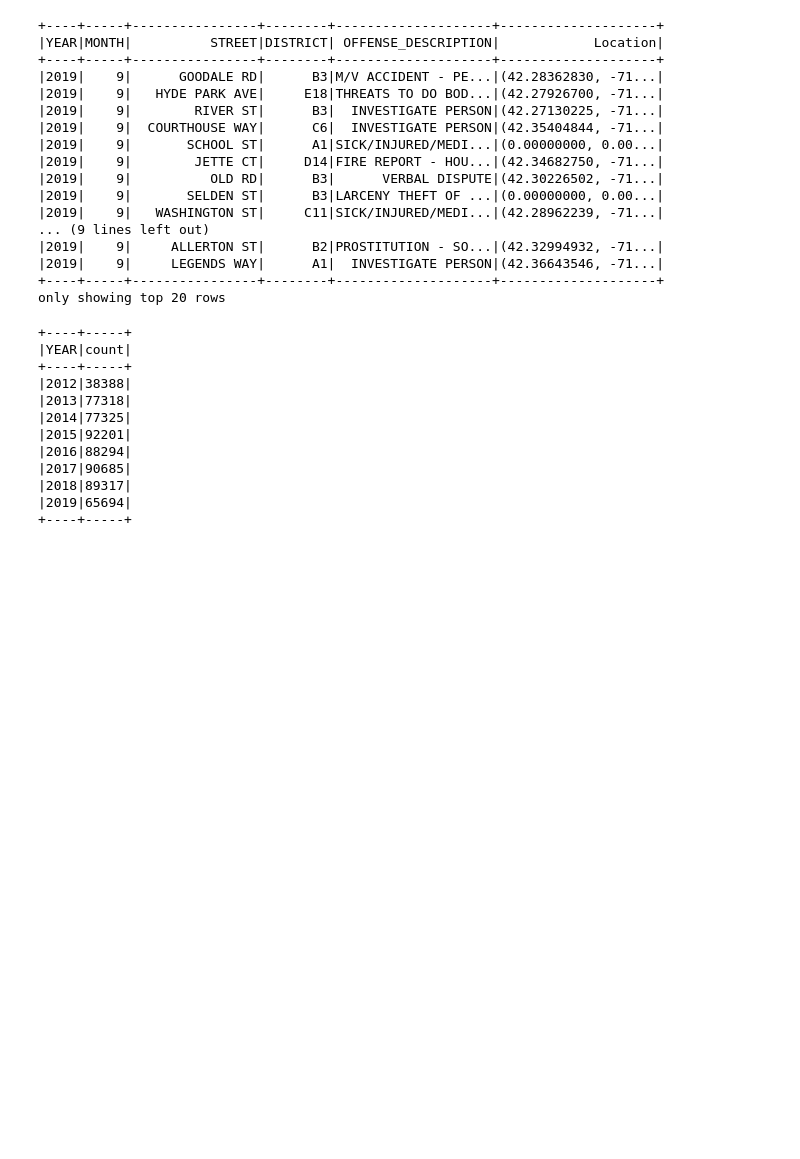
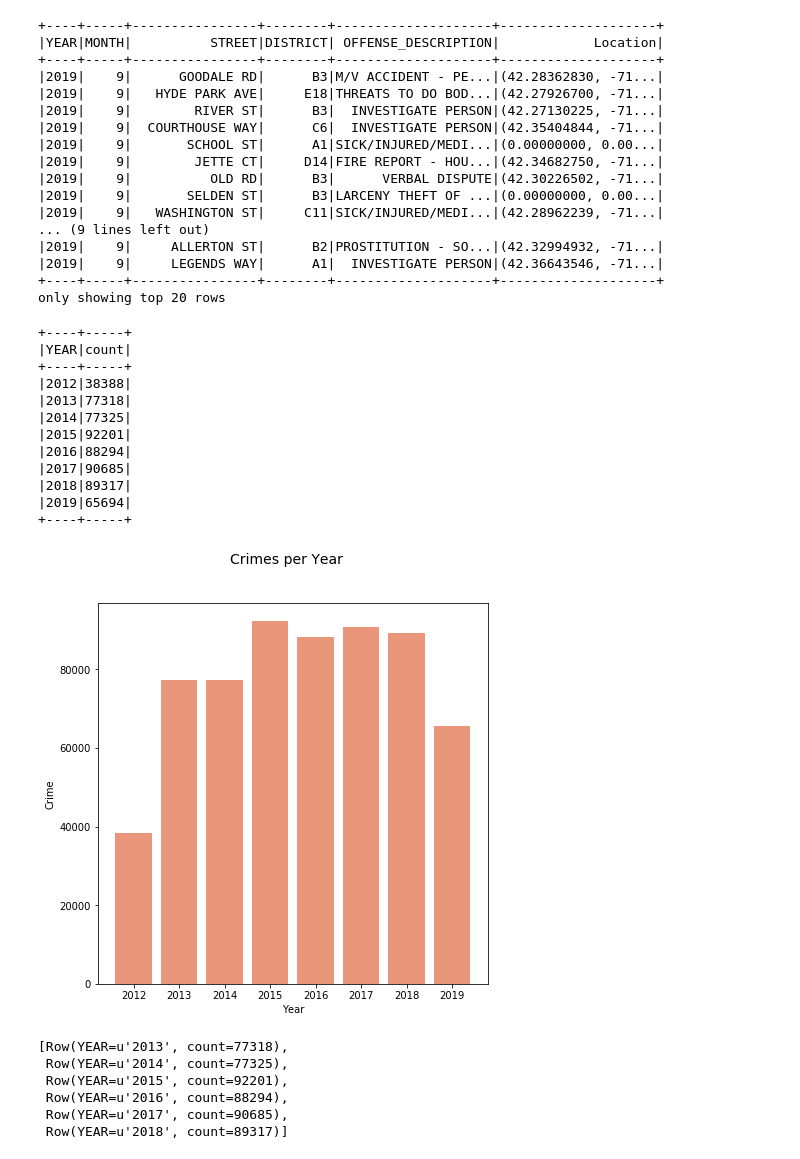
Before and after one commit to Kotiba-saket/DataMining, a Jupyter notebook: Untitled.ipynb, the cells around one changed output. Cells and saved outputs as stored; diff of their text form; code cells hidden in the pictures; blank space fills up the shorter version.

```diff
--- a/Untitled.ipynb
+++ b/Untitled.ipynb
@@ -104,5 +107,5 @@ all_boston_crimes.show()
 +----+-----+----------------+--------+--------------------+--------------------+
 only showing top 20 rows
 # %%
-yearCount = all_boston_crimes.groupBy("YEAR").count()#.groupBy("YEAR").count().orderBy("YEAR").show()
+yearCount = all_boston_crimes.groupBy("YEAR").count().orderBy("YEAR")#.groupBy("YEAR").count().orderBy("YEAR").show()
 # %%
@@ -120,3 +123,27 @@ yearCount.orderBy("YEAR").show()
 |2018|89317|
 |2019|65694|
 +----+-----+
+# %%
+%matplotlib inline
+import matplotlib.pyplot as plt
+
+size = 8
+
+x_axis = []
+y_axis = []
+
+data = yearCount.take(size)
+
+for i in range(0,size):
+    x_axis.append(data[i][0])
+    y_axis.append(data[i][1])
+
+fig1 = plt.figure(figsize=(7, 7))
+fig1.suptitle('Crimes per Year', fontsize=14)
+ax = fig1.add_subplot(111)
+ax.set_xlabel('Year')
+ax.set_ylabel('Crime')
+ax.bar(x_axis, y_axis, fc='darksalmon', align='center')
+plt.show()
+# %% [output]
+[figure, added]
@@ -122,0 +168,10 @@ yearCount.orderBy("YEAR").show()
+# %%
+test = yearCount.filter('YEAR >= 2013 AND YEAR <= 2018').limit(6).collect()
+test
+# %% [output]
+[Row(YEAR=u'2013', count=77318),
+ Row(YEAR=u'2014', count=77325),
+ Row(YEAR=u'2015', count=92201),
+ Row(YEAR=u'2016', count=88294),
+ Row(YEAR=u'2017', count=90685),
+ Row(YEAR=u'2018', count=89317)]
```
Also changed, not shown: parts of 9 cells of this notebook, 3 other files.
